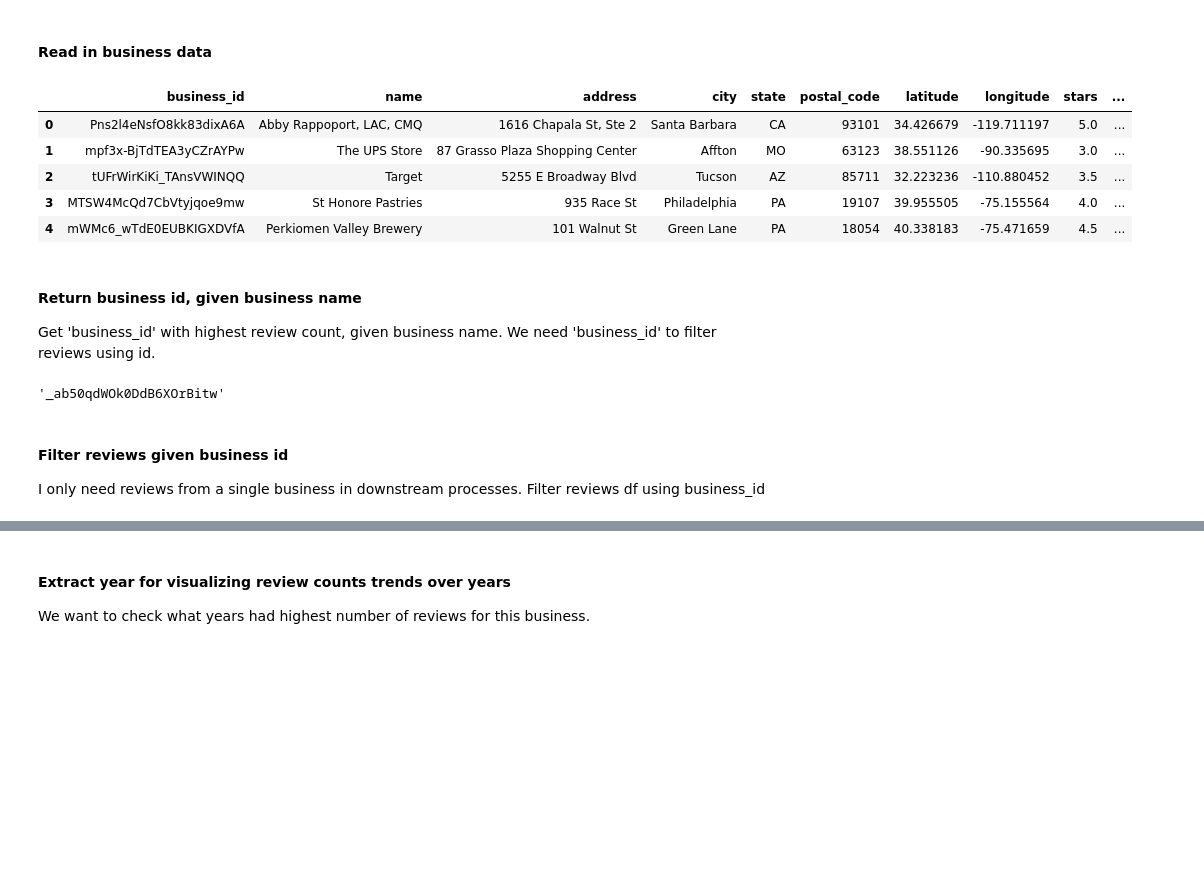
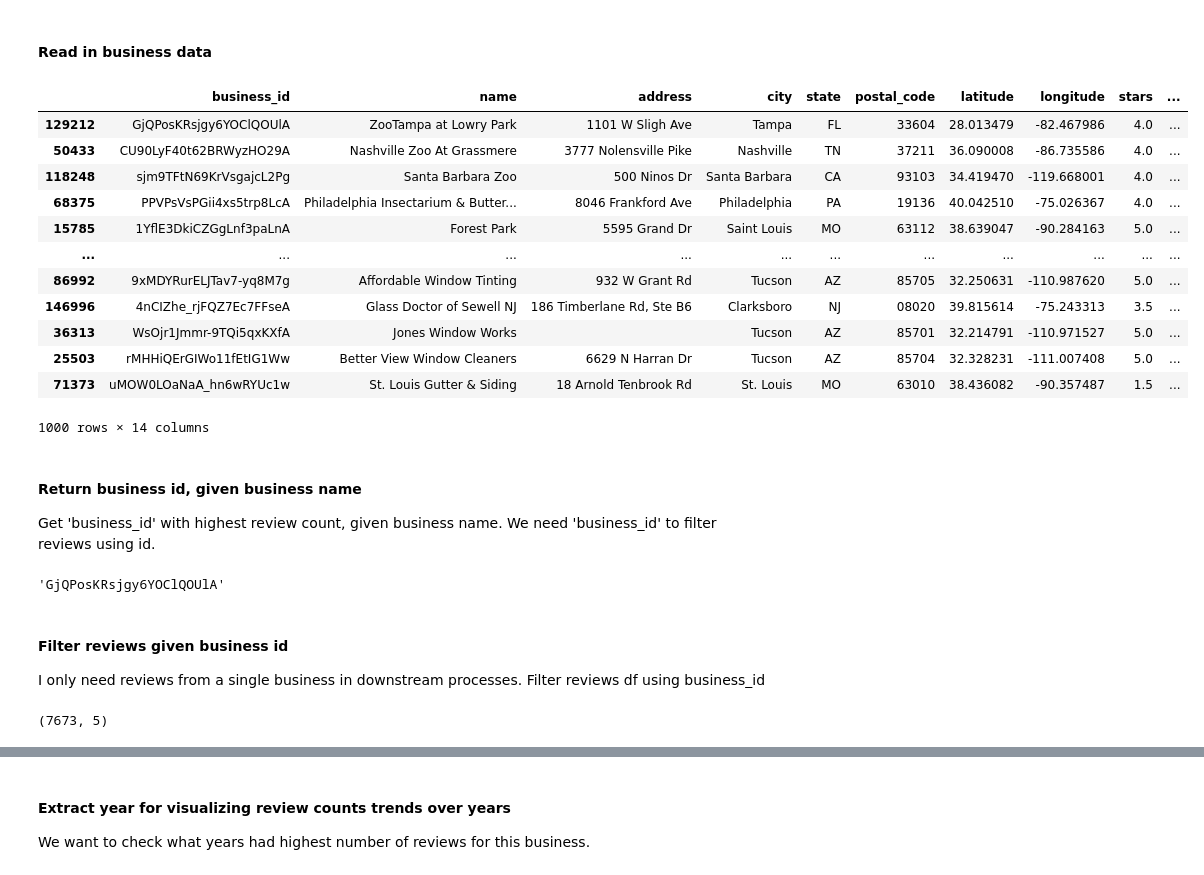
Before and after one commit to gisaf22/sentiment-analysis-yelp-reviews, a Jupyter notebook: data_pre_processing.ipynb, the cells around one changed output, grey strips where cells are left out. Saved outputs shown, nothing was run; the diff lists cells and outputs as text; code cells hidden in the pictures; blank space fills up the shorter version.

```diff
--- a/data_pre_processing.ipynb
+++ b/data_pre_processing.ipynb
@@ -60,14 +67,21 @@ reviews_df = reviews_df.select('review_id', 'business_id', 'stars', 'text', 'dat
 # Read business data
 businesses_df = pd.read_json('yelp_dataset/yelp_academic_dataset_business.json', lines=True)
 # %%
-businesses_df.head()
+businesses_df.sort_values('categories', ascending=False).head(1000)
 # %% [output]
 |  | business_id | name | address | city | state | postal_code | latitude | longitude | stars | ... |
-| 0 | Pns2l4eNsfO8kk83dixA6A | Abby Rappoport, LAC, CMQ | 1616 Chapala St, Ste 2 | Santa Barbara | CA | 93101 | 34.426679 | -119.711197 | 5.0 | ... |
-| 1 | mpf3x-BjTdTEA3yCZrAYPw | The UPS Store | 87 Grasso Plaza Shopping Center | Affton | MO | 63123 | 38.551126 | -90.335695 | 3.0 | ... |
-| 2 | tUFrWirKiKi_TAnsVWINQQ | Target | 5255 E Broadway Blvd | Tucson | AZ | 85711 | 32.223236 | -110.880452 | 3.5 | ... |
-| 3 | MTSW4McQd7CbVtyjqoe9mw | St Honore Pastries | 935 Race St | Philadelphia | PA | 19107 | 39.955505 | -75.155564 | 4.0 | ... |
-| 4 | mWMc6_wTdE0EUBKIGXDVfA | Perkiomen Valley Brewery | 101 Walnut St | Green Lane | PA | 18054 | 40.338183 | -75.471659 | 4.5 | ... |
+| 129212 | GjQPosKRsjgy6YOClQOUlA | ZooTampa at Lowry Park | 1101 W Sligh Ave | Tampa | FL | 33604 | 28.013479 | -82.467986 | 4.0 | ... |
+| 50433 | CU90LyF40t62BRWyzHO29A | Nashville Zoo At Grassmere | 3777 Nolensville Pike | Nashville | TN | 37211 | 36.090008 | -86.735586 | 4.0 | ... |
+| 118248 | sjm9TFtN69KrVsgajcL2Pg | Santa Barbara Zoo | 500 Ninos Dr | Santa Barbara | CA | 93103 | 34.419470 | -119.668001 | 4.0 | ... |
+| 68375 | PPVPsVsPGii4xs5trp8LcA | Philadelphia Insectarium & Butter... | 8046 Frankford Ave | Philadelphia | PA | 19136 | 40.042510 | -75.026367 | 4.0 | ... |
+| 15785 | 1YflE3DkiCZGgLnf3paLnA | Forest Park | 5595 Grand Dr | Saint Louis | MO | 63112 | 38.639047 | -90.284163 | 5.0 | ... |
+| ... | ... | ... | ... | ... | ... | ... | ... | ... | ... | ... |
+| 86992 | 9xMDYRurELJTav7-yq8M7g | Affordable Window Tinting | 932 W Grant Rd | Tucson | AZ | 85705 | 32.250631 | -110.987620 | 5.0 | ... |
+| 146996 | 4nCIZhe_rjFQZ7Ec7FFseA | Glass Doctor of Sewell NJ | 186 Timberlane Rd, Ste B6 | Clarksboro | NJ | 08020 | 39.815614 | -75.243313 | 3.5 | ... |
+| 36313 | WsOjr1Jmmr-9TQi5qxKXfA | Jones Window Works |  | Tucson | AZ | 85701 | 32.214791 | -110.971527 | 5.0 | ... |
+| 25503 | rMHHiQErGIWo11fEtIG1Ww | Better View Window Cleaners | 6629 N Harran Dr | Tucson | AZ | 85704 | 32.328231 | -111.007408 | 5.0 | ... |
+| 71373 | uMOW0LOaNaA_hn6wRYUc1w | St. Louis Gutter & Siding | 18 Arnold Tenbrook Rd | St. Louis | MO | 63010 | 38.436082 | -90.357487 | 1.5 | ... |
+1000 rows × 14 columns
 # %% [markdown]
 #### Return business id, given business name
 Get 'business_id' with highest review count, given business name. We need 'business_id' to filter reviews using id.
@@ -79,10 +93,12 @@ businesses_found = businesses_df[businesses_df['name'].str.lower() == 'acme oyst
 open_businesses_found = businesses_found[businesses_found.is_open == 1].sort_values('review_count', ascending=False)
 
 business_id = open_businesses_found.iloc[0].business_id
+# %%
+business_id
+# %% [output]
+'GjQPosKRsjgy6YOClQOUlA'
 # %%
-business_id
+business_id = '_ab50qdWOk0DdB6XOrBitw' #'ytynqOUb3hjKeJfRj5Tshw' #acme: '_ab50qdWOk0DdB6XOrBitw'
-# %% [output]
-'_ab50qdWOk0DdB6XOrBitw'
 # %% [markdown]
 #### Filter reviews given business id
 I only need reviews from a single business in downstream processes. Filter reviews df using business_id
@@ -95,0 +110,4 @@ business_reviews_df = business_reviews.toPandas()
+# %%
+business_reviews_df.shape
+# %% [output]
+(7673, 5)
```
Also changed, not shown: parts of 36 cells of this notebook, 35 other files.
